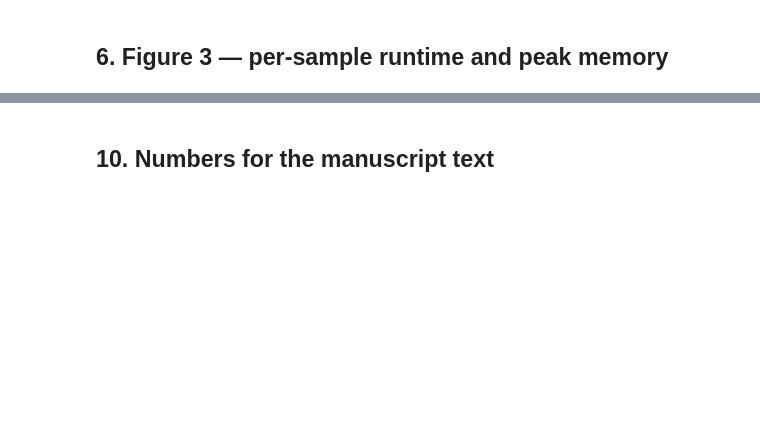
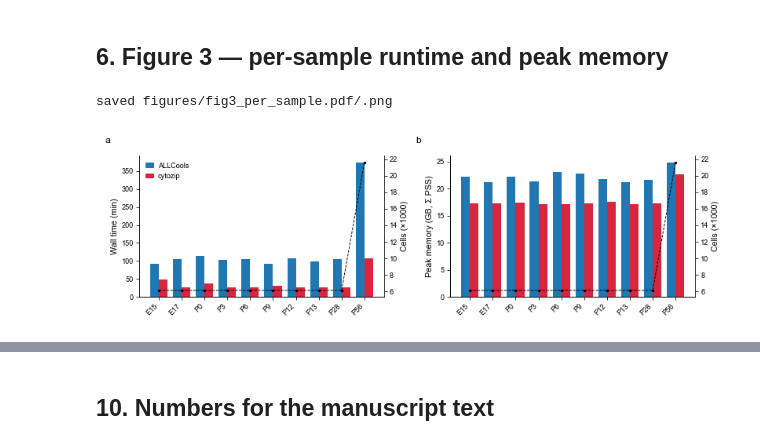
Before and after one commit to DingWB/cytozip, a Jupyter notebook: notebooks/benchmark_to_adata.ipynb, the cells around one changed output, grey strips where cells are left out. Drawn from its saved outputs; the diff is of its cells as text; code cells hidden in the pictures; blank space fills up the shorter version.

```diff
--- a/notebooks/benchmark_to_adata.ipynb
+++ b/notebooks/benchmark_to_adata.ipynb
@@ -309,16 +534,20 @@ plt.show()
 # %% [markdown]
 ## 6. Figure 3 — per-sample runtime and peak memory
 # %%
-fig, axes = plt.subplots(1, 2, figsize=(7.2, 2.5), constrained_layout=True)
+fig, axes = plt.subplots(1, 2, figsize=(W2, 55 * MM), constrained_layout=True)
 x = np.arange(len(SAMPLES)); w = 0.38
-for ax, (col, ylabel) in zip(axes, [('wall_min', 'Wall time (min)'), ('peak_pss_gb', 'Peak memory (GB, Σ PSS)')]):
+for ax, (col, ylabel), letter in zip(axes, [('wall_min', 'Wall time (min)'), ('peak_pss_gb', 'Peak memory (GB, Σ PSS)')], 'ab'):
+    panel_label(ax, letter, x=-0.14)
     for i, p in enumerate(['allcools', 'cytozip']):
         v = full[full.pipeline == p].set_index('name')[col].reindex(SAMPLES)
         ax.bar(x + (i - 0.5) * w, v, width=w, color=cols[p], label=LABEL[p])
-    ax.set_xticks(x); ax.set_xticklabels(SAMPLES, rotation=45, ha='right', fontsize=7)
+    ax.set_xticks(x); ax.set_xticklabels(SAMPLES, rotation=45, ha='right')
     ax.set_ylabel(ylabel); despine(ax)
-    ax2 = ax.twinx(); ax2.plot(x, full[full.pipeline == 'cytozip'].set_index('name')['n_cells'].reindex(SAMPLES) / 1000, 'k.--', lw=0.6, ms=3)
-    ax2.set_ylabel('cells (×1000)', fontsize=7); ax2.spines['top'].set_visible(False)
-axes[0].legend(frameon=False, fontsize=7)
+    ax2 = ax.twinx(); ax2.plot(x, full[full.pipeline == 'cytozip'].set_index('name')['n_cells'].reindex(SAMPLES) / 1000, 'k.--', lw=0.6, ms=2.5)
+    ax2.set_ylabel('Cells (×1000)'); ax2.spines['top'].set_visible(False); ax2.spines['right'].set_visible(True)
+axes[0].legend(loc='upper left')
 savefig(fig, 'fig3_per_sample')
 plt.show()
+# %% [output]
+saved figures/fig3_per_sample.pdf/.png
+[figure, added]
```
Also changed, not shown: parts of 47 cells of this notebook, 18 other files.
